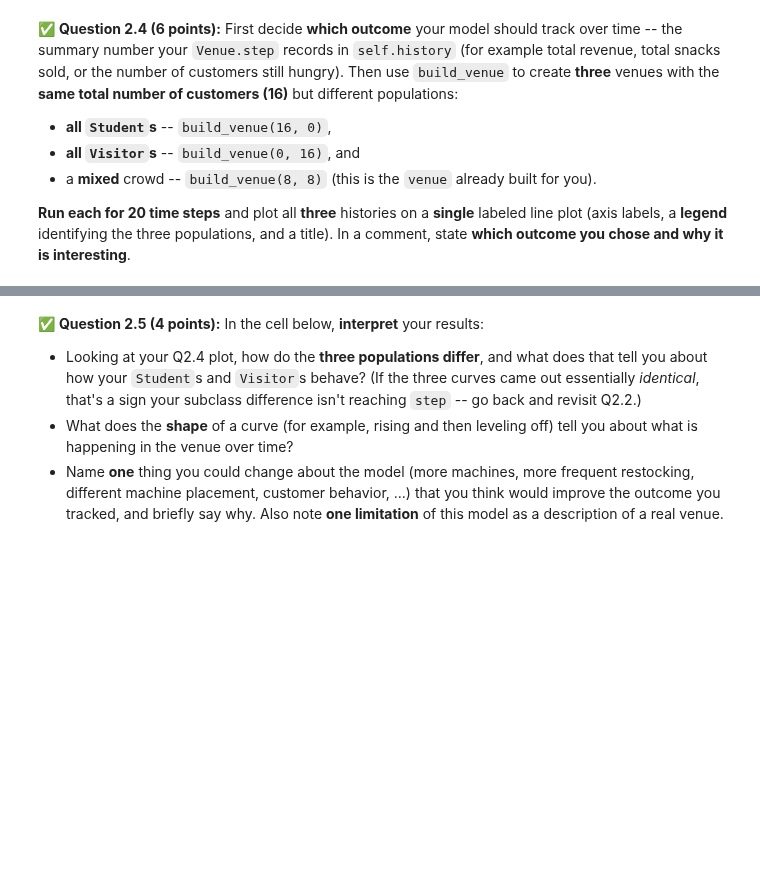
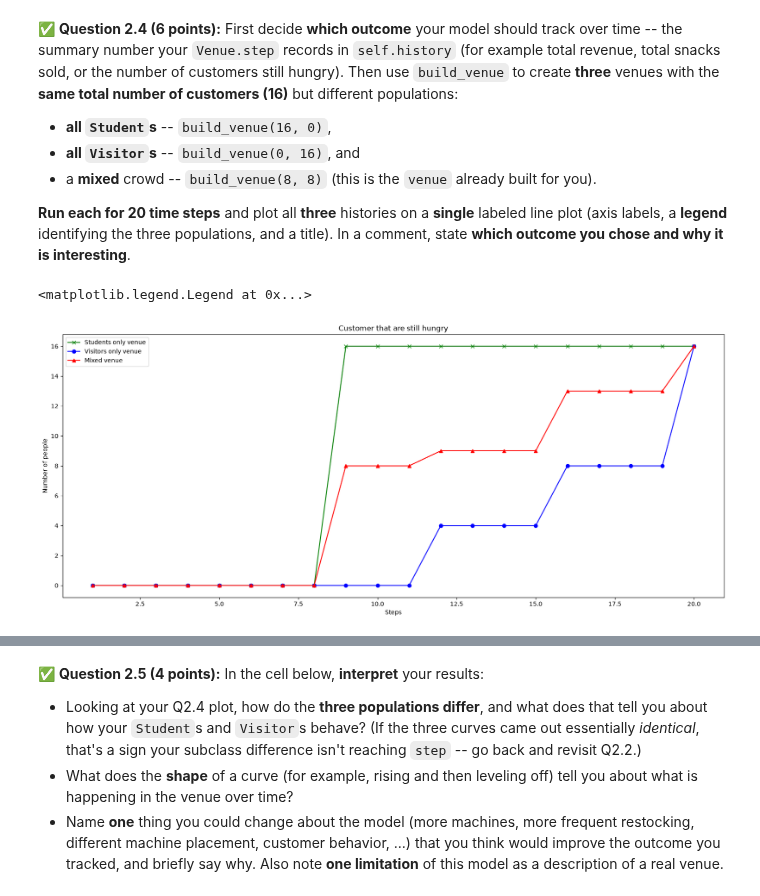
Before and after one commit to alvagile-1811/CMSE202-f26-turnin, a Jupyter notebook: hw-02/HW02-ABMandGraphTheory-STUDENT.ipynb, the cells around one changed output, grey strips where cells are left out. Saved outputs shown, nothing was run; the diff lists cells and outputs as text; code cells hidden in the pictures; blank space fills up the shorter version.

```diff
--- a/hw-02/HW02-ABMandGraphTheory-STUDENT.ipynb
+++ b/hw-02/HW02-ABMandGraphTheory-STUDENT.ipynb
@@ -208,0 +220,15 @@ class Visitor(Customer):
+# %%
+# Define the Student and Visitor subclasses.
+class Student(Customer):
+    def __init__(self,position):
+
+        """Construct the Student subclass by changing some of the arguments for the parameters of the Customer parent class"""
+
+        super().__init__(2, position, hunger_rate = 1.5, hunger_threshold = 3.5)
+
+class Visitor(Customer):
+    def __init__(self,position):
+
+        """Construct the Visitor subclass by changing some of the arguments for the parameters of the Customer parent class"""
+
+        super().__init__(4, position, hunger_rate = 1.0, hunger_threshold = 4)
@@ -337,8 +412,27 @@ you chose and why it is interesting**.
 # %%
 # Put your code here.
 # 1) Build three venues with build_venue: all students, all visitors, and a mixed crowd.
 # 2) Run each for 20 steps and plot all three histories on ONE labeled plot (with a legend).
 # In a comment, say which outcome you are tracking and why.
+
+students_venue = build_venue(16,0)
+visitors_venue =  build_venue(0,16)
+
+students_venue_history = students_venue.run(20)
+visitors_venue_history = visitors_venue.run(20)
+mixed_venue_history = venue.run(20)
+steps = [i+1 for i in range(20)]
+fig = plt.figure(figsize = (20,8))
+plt.plot(steps, students_venue_history, marker = "x", color = "green", label = "Students only venue")
+plt.plot(steps, visitors_venue_history, marker = "o", color = "blue", label = "Visitors only venue")
+plt.plot(steps, mixed_venue_history, marker = "^", color = "red", label = "Mixed venue")
+plt.title("Customer that are still hungry")
+plt.xlabel("Steps")
+plt.ylabel("Number of people")
+plt.legend()
+# %% [output]
+<matplotlib.legend.Legend at 0x...>
+[figure, added]
 # %% [markdown]
 <!-- END QUESTION -->
 <!-- DO NOT MODIFY OR DELETE THIS CELL -->
```
Also changed, not shown: parts of 17 cells of this notebook.
